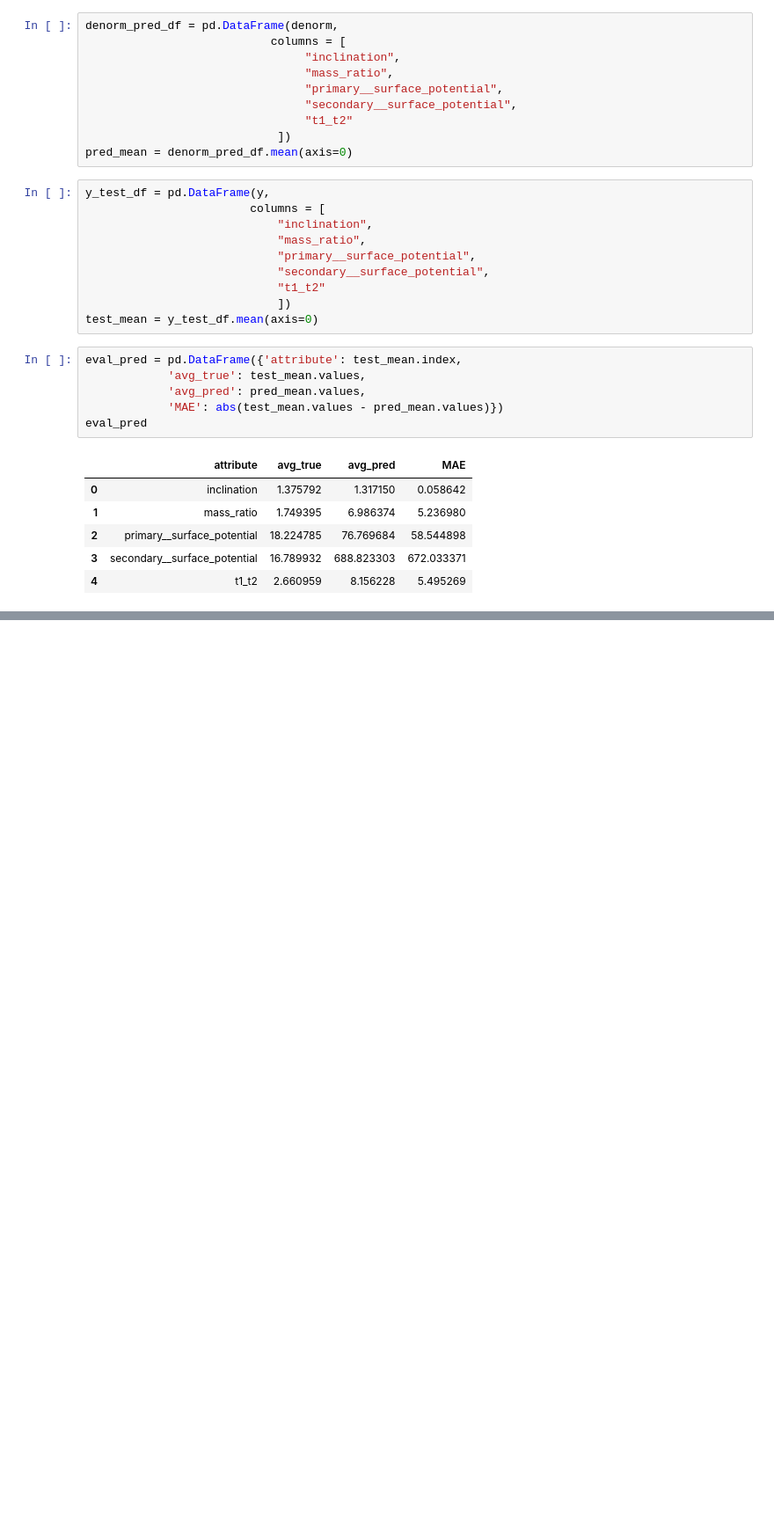
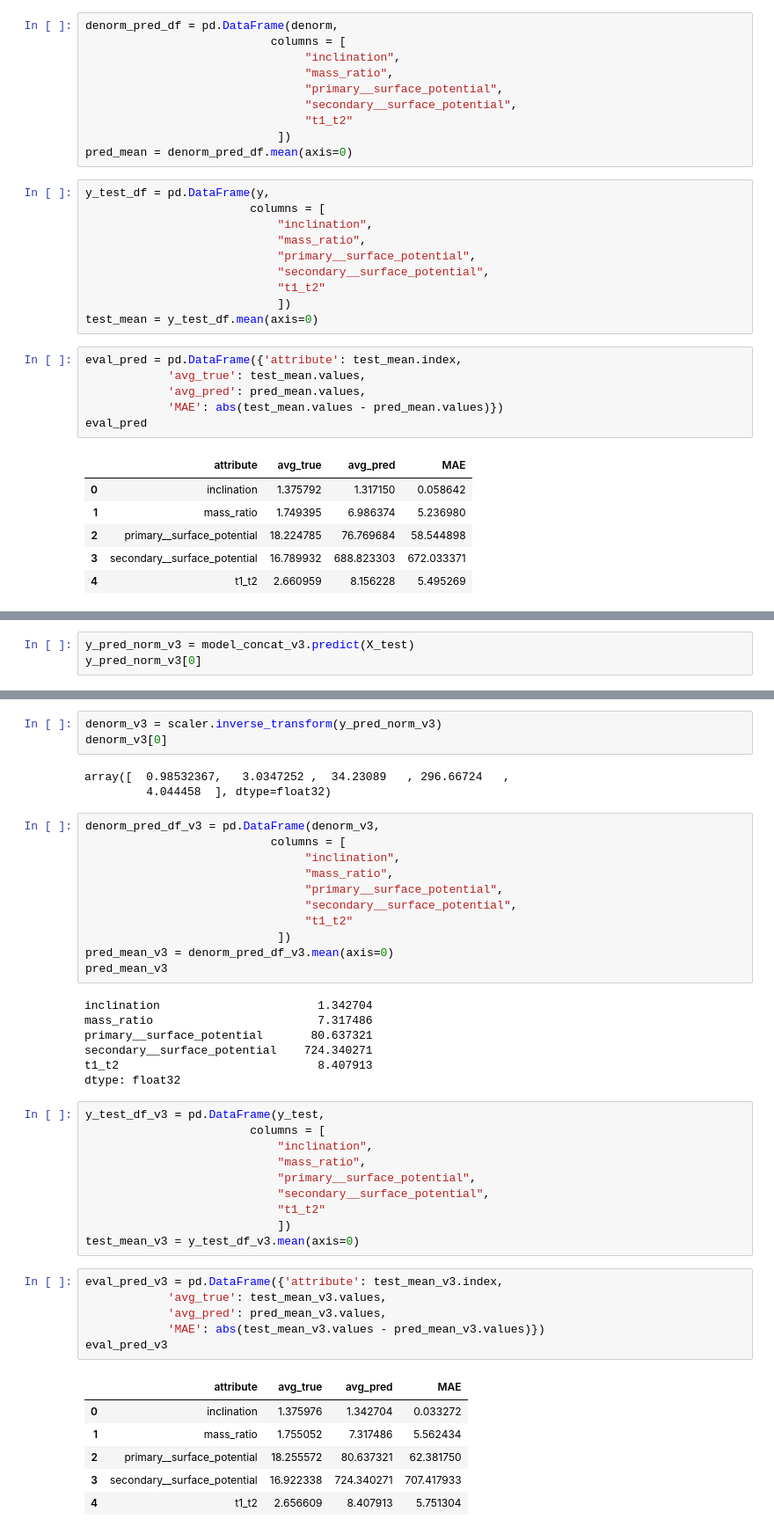
Before and after one commit to AdriNemcikova/DP, a Jupyter notebook: NORM_det_sel_concat.ipynb, the cells around one changed output, grey strips where cells are left out. Shown at 88% size. Drawn from its saved outputs; the diff is of its cells as text; blank space fills up the shorter version.

```diff
--- a/NORM_det_sel_concat.ipynb
+++ b/NORM_det_sel_concat.ipynb
@@ -532,0 +818,3 @@ eval_pred
+# %%
+y_pred_norm_v3 = model_concat_v3.predict(X_test)
+y_pred_norm_v3[0]
@@ -532,0 +825,47 @@ eval_pred
+# %%
+denorm_v3 = scaler.inverse_transform(y_pred_norm_v3)
+denorm_v3[0]
+# %% [output]
+array([  0.98532367,   3.0347252 ,  34.23089   , 296.66724   ,
+         4.044458  ], dtype=float32)
+# %%
+denorm_pred_df_v3 = pd.DataFrame(denorm_v3,
+                           columns = [
+                                "inclination",
+                                "mass_ratio",
+                                "primary__surface_potential",
+                                "secondary__surface_potential",
+                                "t1_t2"
+                            ])
+pred_mean_v3 = denorm_pred_df_v3.mean(axis=0)
+pred_mean_v3
+# %% [output]
+inclination                       1.342704
+mass_ratio                        7.317486
+primary__surface_potential       80.637321
+secondary__surface_potential    724.340271
+t1_t2                             8.407913
+dtype: float32
+# %%
+y_test_df_v3 = pd.DataFrame(y_test,
+                        columns = [
+                            "inclination",
+                            "mass_ratio",
+                            "primary__surface_potential",
+                            "secondary__surface_potential",
+                            "t1_t2"
+                            ])
+test_mean_v3 = y_test_df_v3.mean(axis=0)
+# %%
+eval_pred_v3 = pd.DataFrame({'attribute': test_mean_v3.index,
+            'avg_true': test_mean_v3.values,
+            'avg_pred': pred_mean_v3.values,
+            'MAE': abs(test_mean_v3.values - pred_mean_v3.values)})
+eval_pred_v3
+# %% [output]
+|  | attribute | avg_true | avg_pred | MAE |
+| 0 | inclination | 1.375976 | 1.342704 | 0.033272 |
+| 1 | mass_ratio | 1.755052 | 7.317486 | 5.562434 |
+| 2 | primary__surface_potential | 18.255572 | 80.637321 | 62.381750 |
+| 3 | secondary__surface_potential | 16.922338 | 724.340271 | 707.417933 |
+| 4 | t1_t2 | 2.656609 | 8.407913 | 5.751304 |
```
Also changed, not shown: parts of 60 cells of this notebook, 2 other files.
